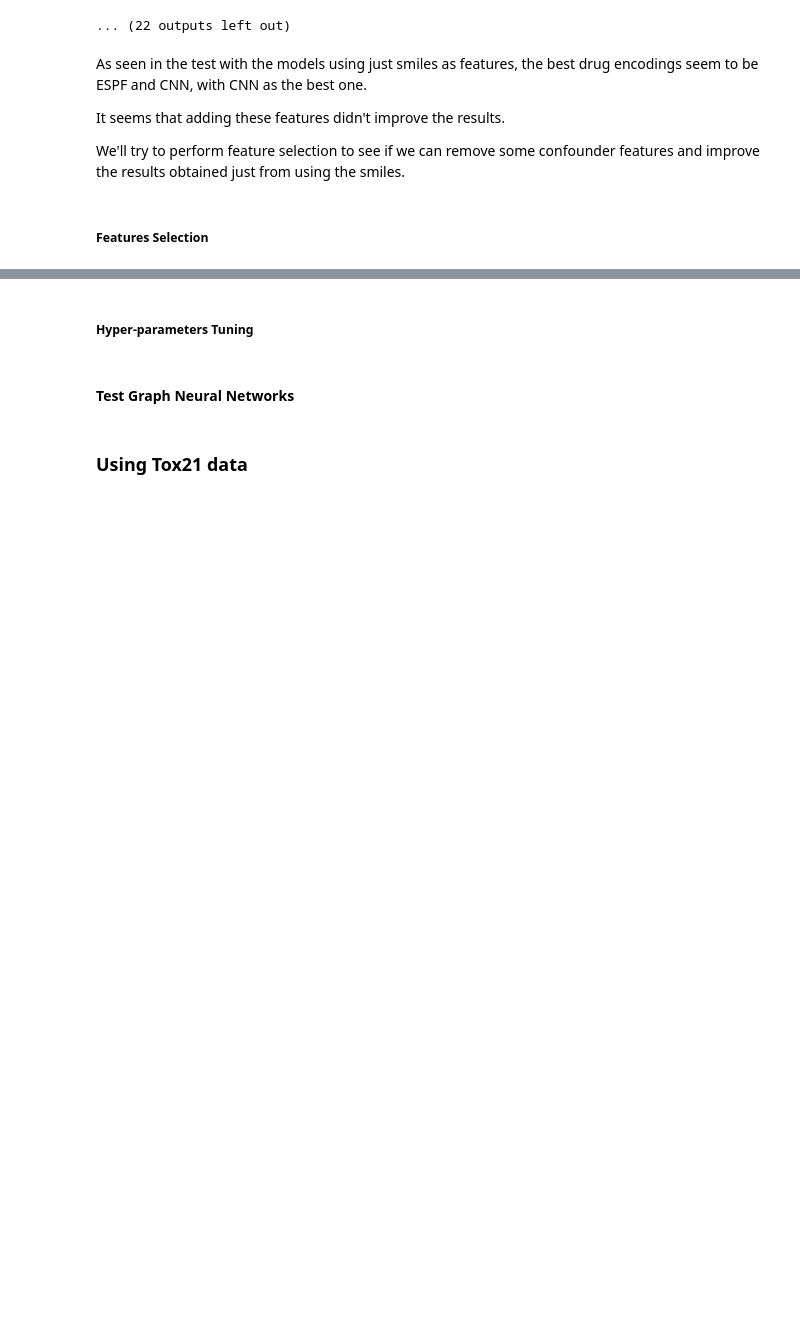
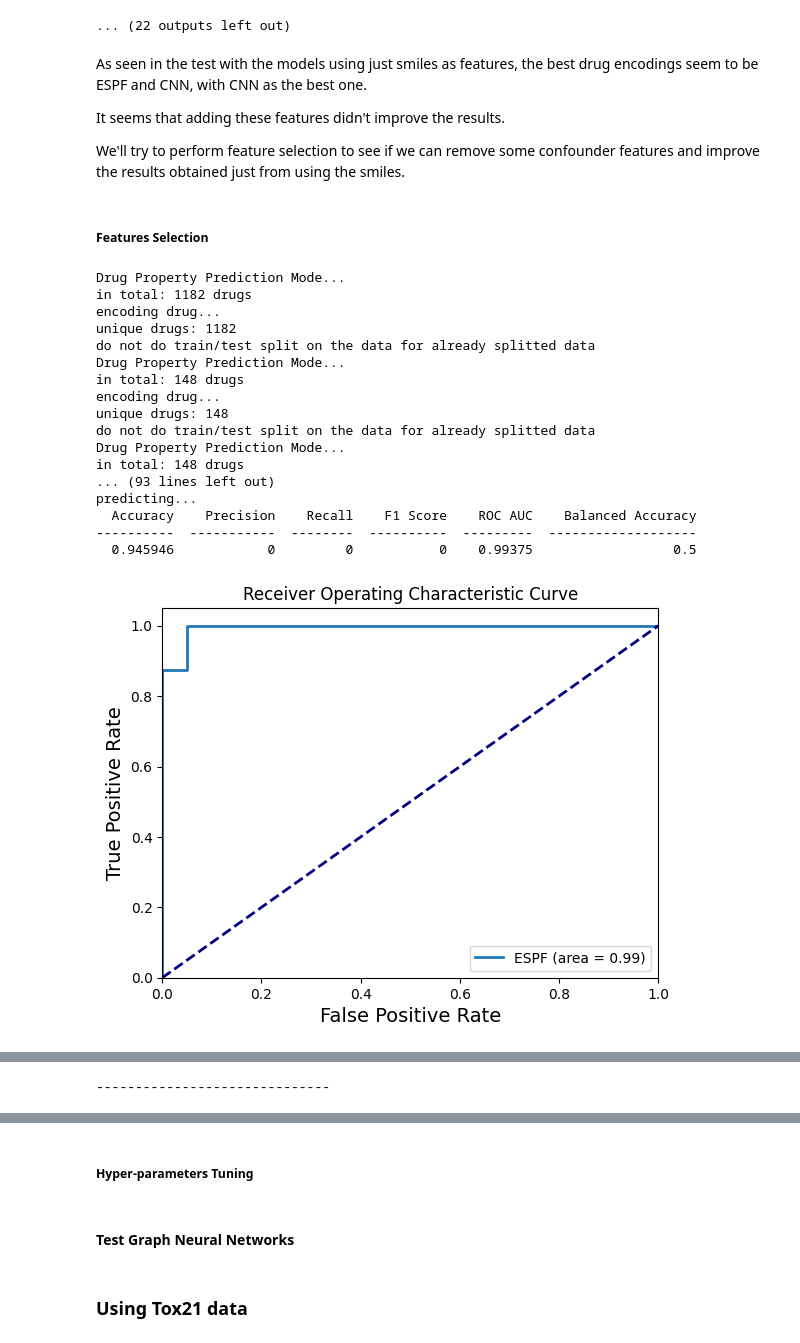
Before and after one commit to FabioLddo/toxicity_prediction, a Jupyter notebook: toxicity_prediction_project-Bulloni_Ippolito_Loddo-D3A.ipynb, the cells around one changed output, grey strips where cells are left out. Drawn from its saved outputs; the diff is of its cells as text; code cells hidden in the pictures; blank space fills up the shorter version.

Commit message:
models on Clintox done

```diff
--- a/toxicity_prediction_project-Bulloni_Ippolito_Loddo-D3A.ipynb
+++ b/toxicity_prediction_project-Bulloni_Ippolito_Loddo-D3A.ipynb
@@ -1117,0 +1124,64 @@ We'll try to perform feature selection to see if we can remove some confounder f
+# %%
+# Try feature selection stuff
+# Separate the target variable (if applicable)
+def feature_selection(X_train, X_test, X_valid, y_train, y_test, y_valid, num_features=3):
+    data_x, data_y = [X_train, X_test, X_valid], [y_train, y_test, y_valid]
+    X_selected_list = []
+
+    for i in range(len(data_x)):
+        x, y = data_x[i].copy(), data_y[i].copy()
+
+        x = x.drop(['smiles', 'ROMol'], axis=1)  # Remove the 'smiles' column from features
+
+        # Create a RandomForestRegressor as the estimator for RFE
+        estimator = RandomForestRegressor()
+
+        # Perform Recursive Feature Elimination (RFE)
+        rfe = RFE(estimator, n_features_to_select=num_features)  # Select the top num_features features
+        X_selected = rfe.fit_transform(x, y)
+
+        # Get the column names of the selected features
+        selected_feature_names = x.columns[rfe.support_].tolist()
+
+        # Create a DataFrame with the selected features
+        df_selected = pd.DataFrame(X_selected, columns=selected_feature_names)
+
+        # Create a DataFrame with the 'smiles' column
+        df_smiles = pd.DataFrame(data_x[i]['smiles'], columns=['smiles'])
+
+        # Concatenate the selected features DataFrame with the 'smiles' DataFrame
+        df_selected_with_smiles = pd.concat([df_smiles, df_selected], axis=1)
+        df_selected_with_smiles = np.concatenate([df_selected_with_smiles['smiles']] + [df_selected_with_smiles.drop(['smiles'], axis=1).values.flatten()], axis=0)
+
+        # Append to the selected features list
+        X_selected_list.append(df_selected_with_smiles)
+
+    return X_selected_list
+# %%
+# Select the 5 most important features
+X_train_selected, X_test_selected, X_valid_selected = feature_selection(X_train, X_test, X_valid, y_train, y_test, y_valid, 5)
+# %%
+# Train the DeepPurpose model using all the 5 most important features and using the 2 best fingerprints
+drug_encodings = ['ESPF', 'CNN']
+
+for encoding in drug_encodings:
+    train_model(X_train_selected, y_train, X_test_selected, y_test, X_valid_selected, y_valid, encoding)
+# %% [output]
+Drug Property Prediction Mode...
+in total: 1182 drugs
+encoding drug...
+unique drugs: 1182
+do not do train/test split on the data for already splitted data
+Drug Property Prediction Mode...
+in total: 148 drugs
+encoding drug...
+unique drugs: 148
+do not do train/test split on the data for already splitted data
+Drug Property Prediction Mode...
+in total: 148 drugs
+... (93 lines left out)
+predicting...
+  Accuracy    Precision    Recall    F1 Score    ROC AUC    Balanced Accuracy
+----------  -----------  --------  ----------  ---------  -------------------
+  0.945946            0         0           0    0.99375                  0.5
+[figure, added]
@@ -1117,0 +1210 @@ We'll try to perform feature selection to see if we can remove some confounder f
+------------------------------
```
Also changed, not shown: parts of 11 cells of this notebook, 8 other files.
